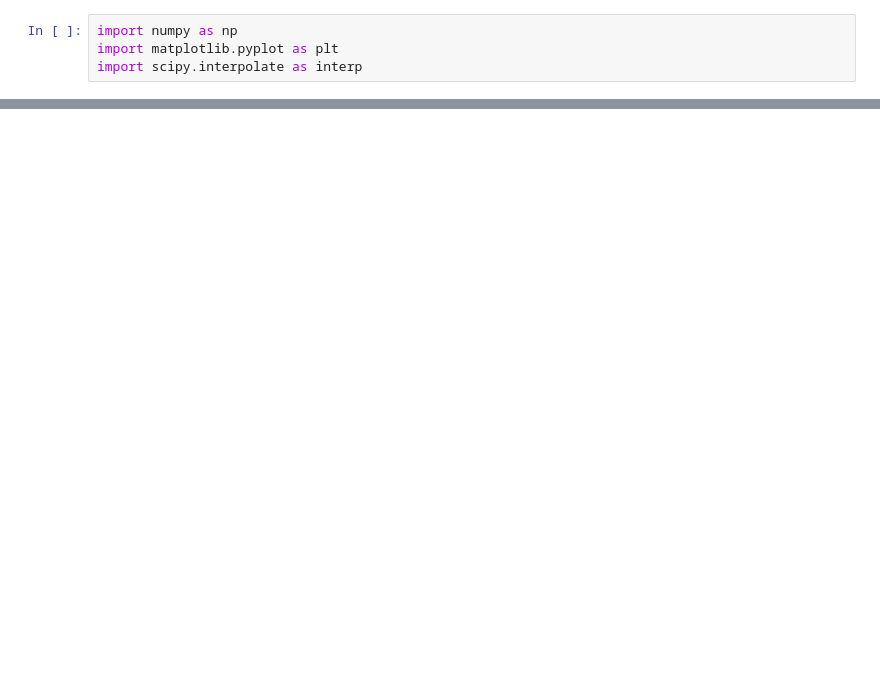
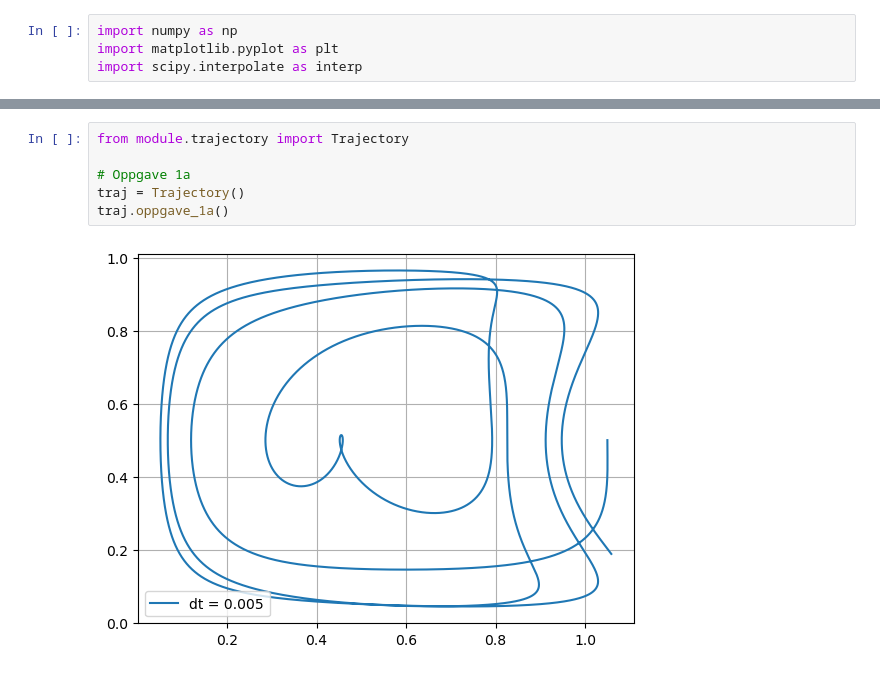
Before and after one commit to TrymSaether/Particle-transport-with-ocean-currents, a Jupyter notebook: tekfysprosjekt.ipynb, the cells around one changed output, grey strips where cells are left out. Saved outputs shown, nothing was run; the diff lists cells and outputs as text; blank space fills up the shorter version.

Commit message:
laget et eksempelobject i trajectory.py og importert det i tekfysprosjekt.ipynb.

```diff
--- a/tekfysprosjekt.ipynb
+++ b/tekfysprosjekt.ipynb
@@ -59,0 +59,8 @@ dt = 0.0500
+# %%
+from module.trajectory import Trajectory
+
+# Oppgave 1a
+traj = Trajectory()
+traj.oppgave_1a()
+# %% [output]
+[figure, added]
```
Also changed, not shown: parts of 2 cells of this notebook, 1 other file.
